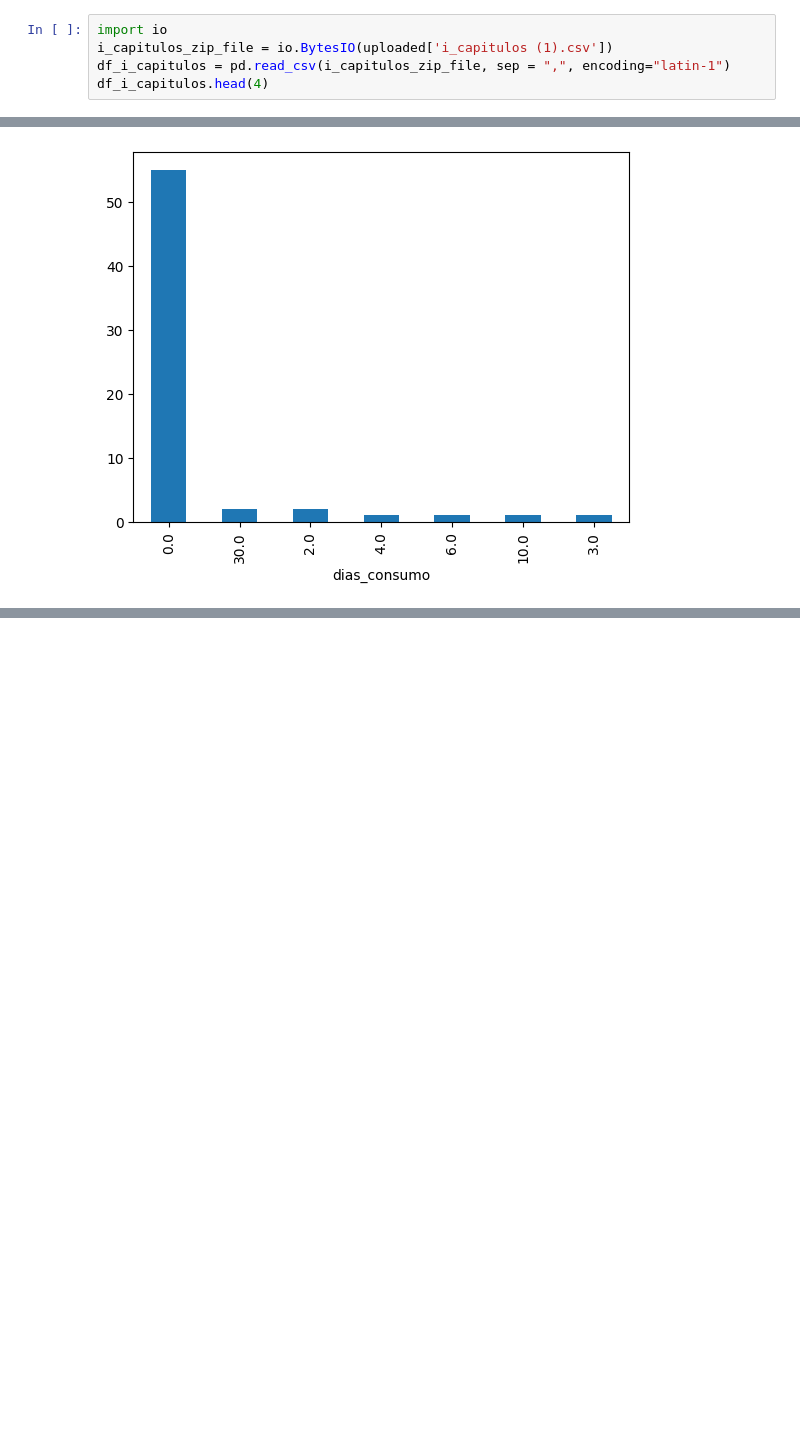
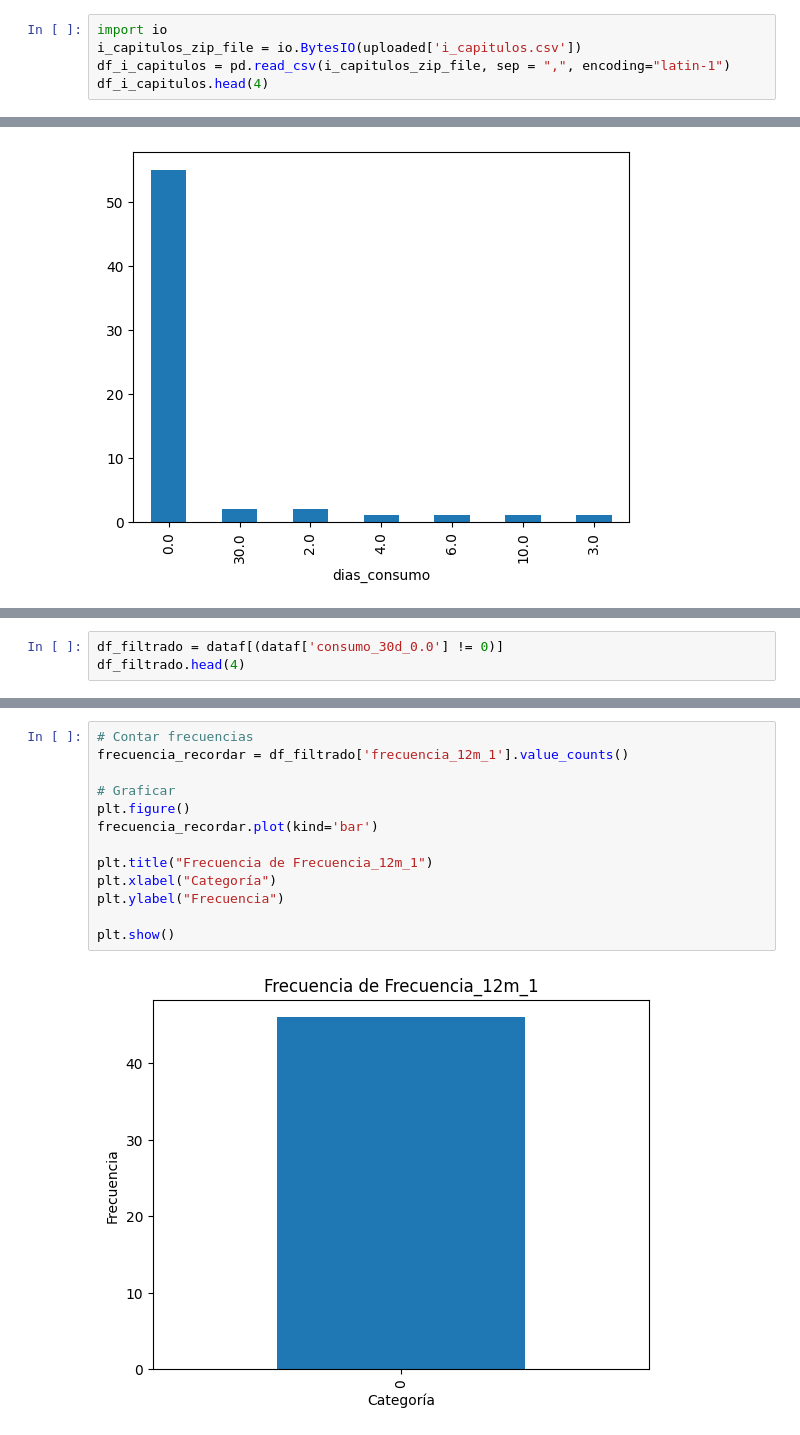
Before and after one commit to dubanmojica/programacion1, a Jupyter notebook: proyecto_de_programacion_28_de_mayo.ipynb, the cells around one changed output, grey strips where cells are left out. Cells and saved outputs as stored; diff of their text form; blank space fills up the shorter version.

```diff
--- a/proyecto_de_programacion_28_de_mayo.ipynb
+++ b/proyecto_de_programacion_28_de_mayo.ipynb
@@ -12,6 +12,6 @@ Saving i_capitulos.csv to i_capitulos (1).csv
 # %%
 import io
-i_capitulos_zip_file = io.BytesIO(uploaded['i_capitulos (1).csv'])
+i_capitulos_zip_file = io.BytesIO(uploaded['i_capitulos.csv'])
 df_i_capitulos = pd.read_csv(i_capitulos_zip_file, sep = ",", encoding="latin-1")
 df_i_capitulos.head(4)
 # %% [output]
@@ -322,0 +513,3 @@ dataf.head(4)
+# %%
+df_filtrado = dataf[(dataf['consumo_30d_0.0'] != 0)]
+df_filtrado.head(4)
@@ -322,0 +541,15 @@ dataf.head(4)
+# %%
+# Contar frecuencias
+frecuencia_recordar = df_filtrado['frecuencia_12m_1'].value_counts()
+
+# Graficar
+plt.figure()
+frecuencia_recordar.plot(kind='bar')
+
+plt.title("Frecuencia de Frecuencia_12m_1")
+plt.xlabel("Categoría")
+plt.ylabel("Frecuencia")
+
+plt.show()
+# %% [output]
+[figure, added]
```
Also changed, not shown: parts of 34 cells of this notebook.
